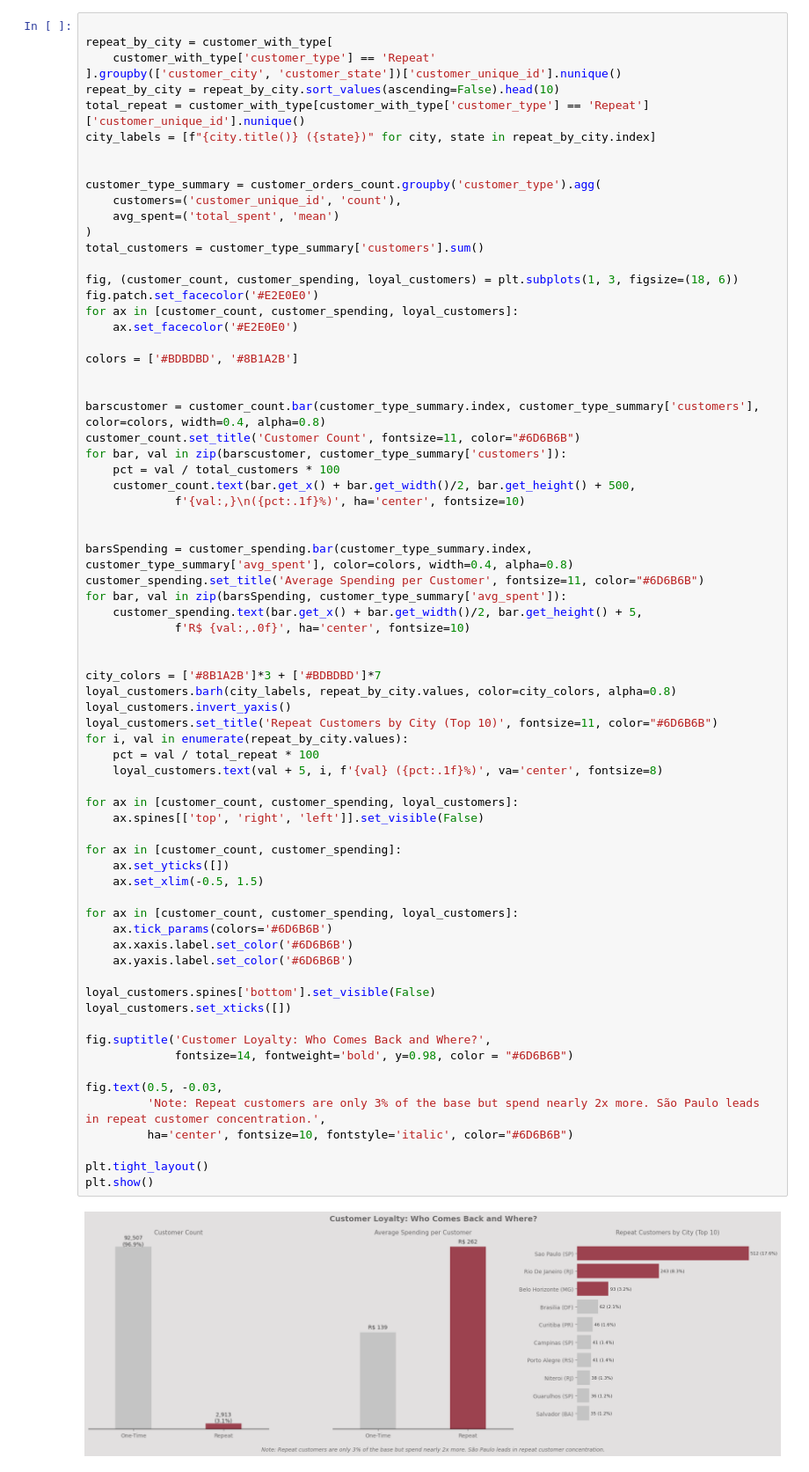
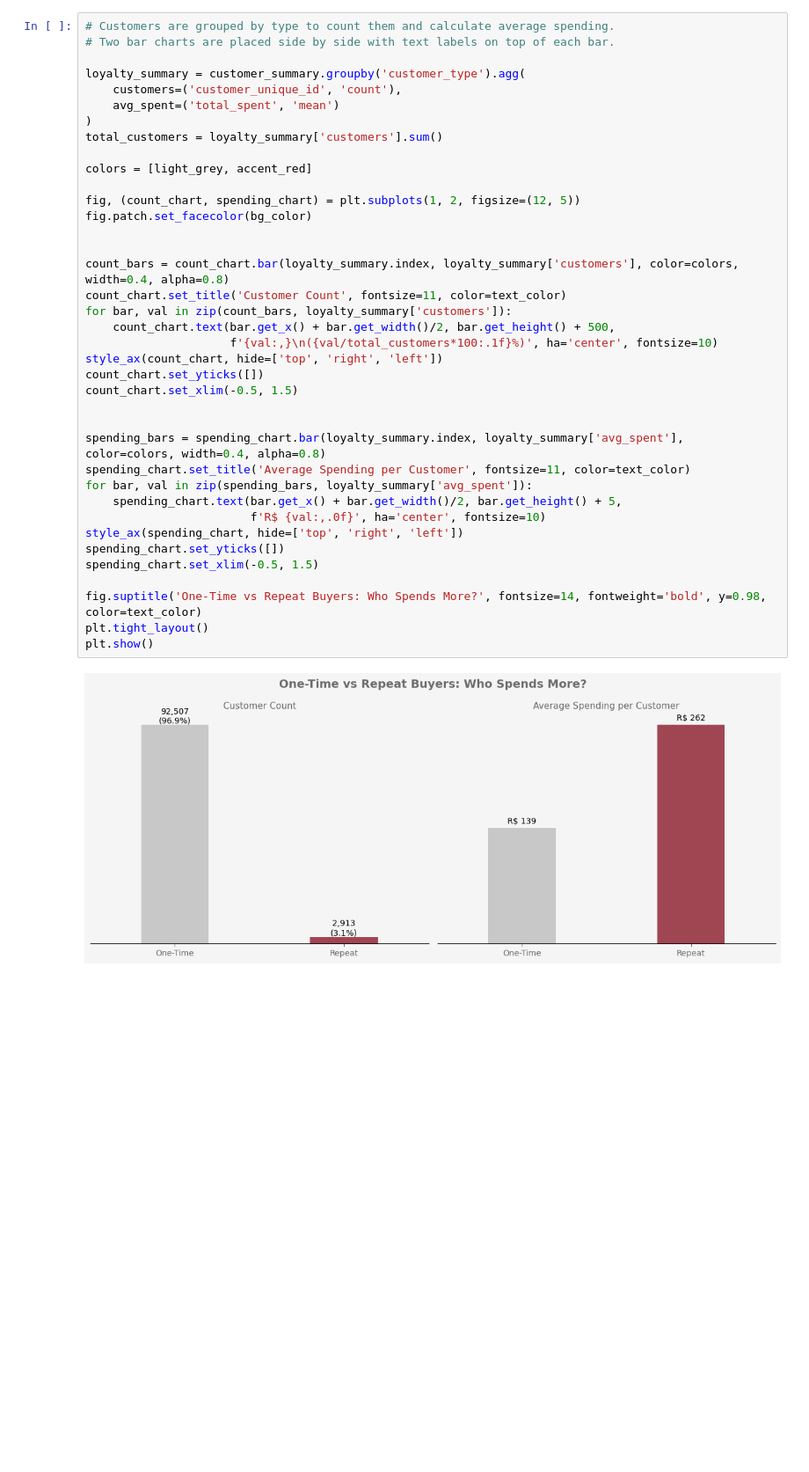
Before and after one commit to celinehacioglu/E-Commerce-Market-Analysis, a Jupyter notebook: analysis.ipynb, the cells around one changed output. Shown at 88% size. Cells and saved outputs as stored; diff of their text form; blank space fills up the shorter version.

```diff
--- a/analysis.ipynb
+++ b/analysis.ipynb
@@ -362,74 +297,41 @@ Once the customers' locations have been identified, the next critical question i
 # %%
+# Customers are grouped by type to count them and calculate average spending.
+# Two bar charts are placed side by side with text labels on top of each bar.
 
-repeat_by_city = customer_with_type[
-    customer_with_type['customer_type'] == 'Repeat'
-].groupby(['customer_city', 'customer_state'])['customer_unique_id'].nunique()
-repeat_by_city = repeat_by_city.sort_values(ascending=False).head(10)
-total_repeat = customer_with_type[customer_with_type['customer_type'] == 'Repeat']['customer_unique_id'].nunique()
-city_labels = [f"{city.title()} ({state})" for city, state in repeat_by_city.index]
-
-
-customer_type_summary = customer_orders_count.groupby('customer_type').agg(
+loyalty_summary = customer_summary.groupby('customer_type').agg(
     customers=('customer_unique_id', 'count'),
     avg_spent=('total_spent', 'mean')
 )
-total_customers = customer_type_summary['customers'].sum()
+total_customers = loyalty_summary['customers'].sum()
 
-fig, (customer_count, customer_spending, loyal_customers) = plt.subplots(1, 3, figsize=(18, 6))
-fig.patch.set_facecolor('#E2E0E0')
-for ax in [customer_count, customer_spending, loyal_customers]:
-    ax.set_facecolor('#E2E0E0')
+colors = [light_grey, accent_red]
 
-colors = ['#BDBDBD', '#8B1A2B']
+fig, (count_chart, spending_chart) = plt.subplots(1, 2, figsize=(12, 5))
+fig.patch.set_facecolor(bg_color)
 
 
-barscustomer = customer_count.bar(customer_type_summary.index, customer_type_summary['customers'], color=colors, width=0.4, alpha=0.8)
-customer_count.set_title('Customer Count', fontsize=11, color="#6D6B6B")
-for bar, val in zip(barscustomer, customer_type_summary['customers']):
-    pct = val / total_customers * 100
-    customer_count.text(bar.get_x() + bar.get_width()/2, bar.get_height() + 500,
-             f'{val:,}\n({pct:.1f}%)', ha='center', fontsize=10)
+count_bars = count_chart.bar(loyalty_summary.index, loyalty_summary['customers'], color=colors, width=0.4, alpha=0.8)
+count_chart.set_title('Customer Count', fontsize=11, color=text_color)
+for bar, val in zip(count_bars, loyalty_summary['customers']):
+    count_chart.text(bar.get_x() + bar.get_width()/2, bar.get_height() + 500,
+                     f'{val:,}\n({val/total_customers*100:.1f}%)', ha='center', fontsize=10)
+style_ax(count_chart, hide=['top', 'right', 'left'])
+count_chart.set_yticks([])
+count_chart.set_xlim(-0.5, 1.5)
 
 
-barsSpending = customer_spending.bar(customer_type_summary.index, customer_type_summary['avg_spent'], color=colors, width=0.4, alpha=0.8)
-customer_spending.set_title('Average Spending per Customer', fontsize=11, color="#6D6B6B")
-for bar, val in zip(barsSpending, customer_type_summary['avg_spent']):
-    customer_spending.text(bar.get_x() + bar.get_width()/2, bar.get_height() + 5,
-             f'R$ {val:,.0f}', ha='center', fontsize=10)
+spending_bars = spending_chart.bar(loyalty_summary.index, loyalty_summary['avg_spent'], color=colors, width=0.4, alpha=0.8)
+spending_chart.set_title('Average Spending per Customer', fontsize=11, color=text_color)
+for bar, val in zip(spending_bars, loyalty_summary['avg_spent']):
+    spending_chart.text(bar.get_x() + bar.get_width()/2, bar.get_height() + 5,
+                        f'R$ {val:,.0f}', ha='center', fontsize=10)
+style_ax(spending_chart, hide=['top', 'right', 'left'])
+spending_chart.set_yticks([])
+spending_chart.set_xlim(-0.5, 1.5)
 
-
-city_colors = ['#8B1A2B']*3 + ['#BDBDBD']*7
-loyal_customers.barh(city_labels, repeat_by_city.values, color=city_colors, alpha=0.8)
-loyal_customers.invert_yaxis()
-loyal_customers.set_title('Repeat Customers by City (Top 10)', fontsize=11, color="#6D6B6B")
-for i, val in enumerate(repeat_by_city.values):
-    pct = val / total_repeat * 100
-    loyal_customers.text(val + 5, i, f'{val} ({pct:.1f}%)', va='center', fontsize=8)
-
-for ax in [customer_count, customer_spending, loyal_customers]:
-    ax.spines[['top', 'right', 'left']].set_visible(False)
-
-for ax in [customer_count, customer_spending]:
-    ax.set_yticks([])
-    ax.set_xlim(-0.5, 1.5)
-
-for ax in [customer_count, customer_spending, loyal_customers]:
-    ax.tick_params(colors='#6D6B6B')
-    ax.xaxis.label.set_color('#6D6B6B')
-    ax.yaxis.label.set_color('#6D6B6B')
-
-loyal_customers.spines['bottom'].set_visible(False)
-loyal_customers.set_xticks([])
-
-fig.suptitle('Customer Loyalty: Who Comes Back and Where?',
-             fontsize=14, fontweight='bold', y=0.98, color = "#6D6B6B")
-
-fig.text(0.5, -0.03,
-         'Note: Repeat customers are only 3% of the base but spend nearly 2x more. São Paulo leads in repeat customer concentration.',
-         ha='center', fontsize=10, fontstyle='italic', color="#6D6B6B")
-
+fig.suptitle('One-Time vs Repeat Buyers: Who Spends More?', fontsize=14, fontweight='bold', y=0.98, color=text_color)
 plt.tight_layout()
 plt.show()
 # %% [output]
-[figure, old version]
+[figure, new version]
 # %% [markdown]
```
Also changed, not shown: parts of 51 cells of this notebook.
